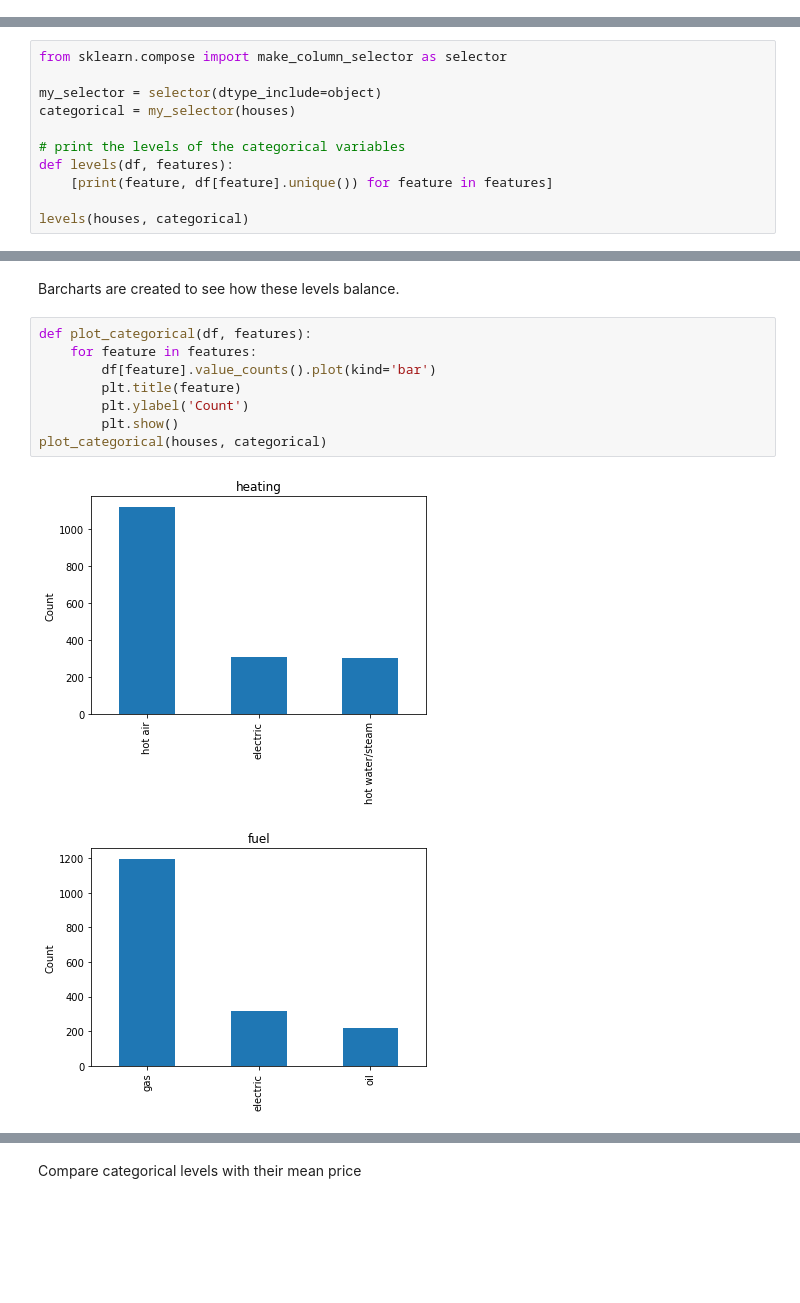
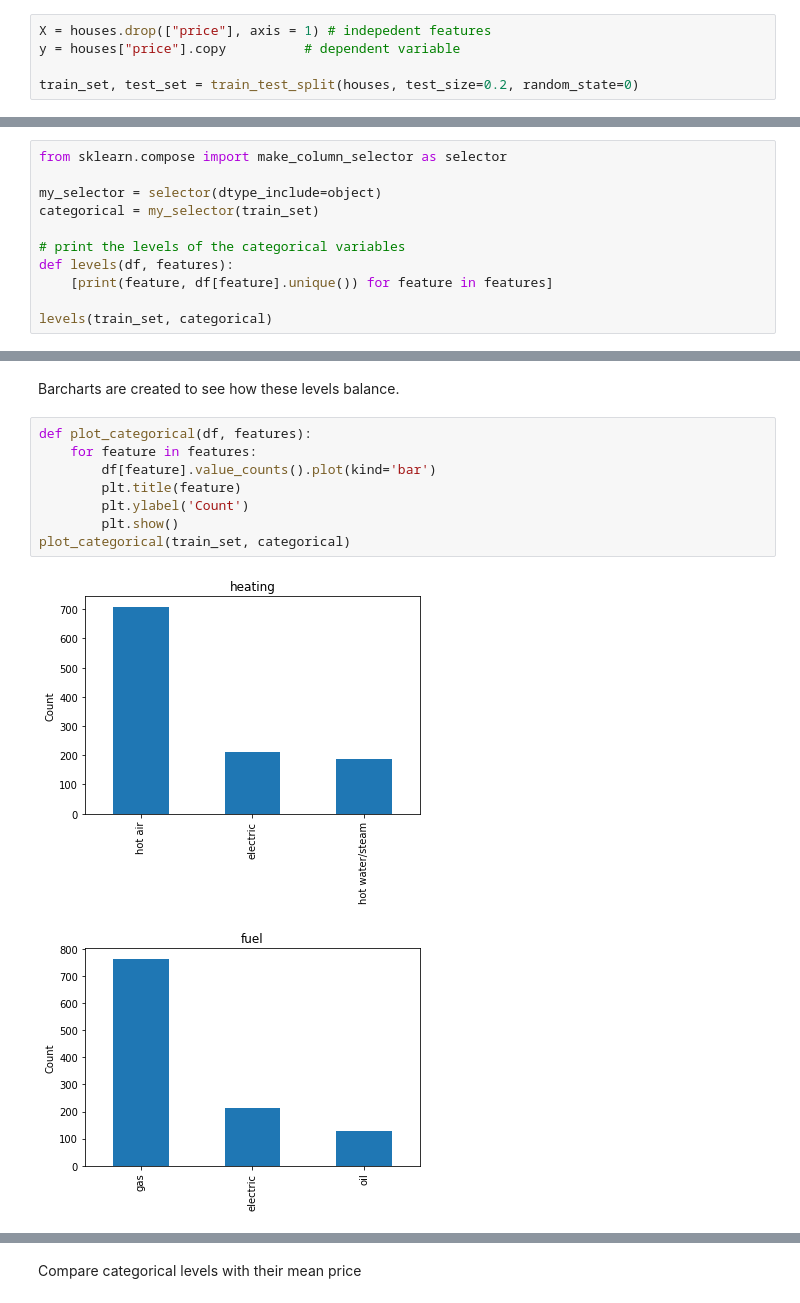
Before and after one commit to jaydenhooper/Predict-House-Prices, a Jupyter notebook: Assignment 1.ipynb, the cells around one changed output, grey strips where cells are left out. Saved outputs shown, nothing was run; the diff lists cells and outputs as text; blank space fills up the shorter version.

```diff
--- a/Assignment 1.ipynb
+++ b/Assignment 1.ipynb
@@ -38,0 +42,5 @@ houses = pd.read_csv('data.csv', usecols=header[1:])
+# %%
+X = houses.drop(["price"], axis = 1) # indepedent features
+y = houses["price"].copy          # dependent variable
+
+train_set, test_set = train_test_split(houses, test_size=0.2, random_state=0)
@@ -96,11 +122,11 @@ It may be useful to see how the frequency of the categorical levels compare.
 from sklearn.compose import make_column_selector as selector
 
 my_selector = selector(dtype_include=object)
-categorical = my_selector(houses)
+categorical = my_selector(train_set)
 
 # print the levels of the categorical variables
 def levels(df, features):
     [print(feature, df[feature].unique()) for feature in features]
 
-levels(houses, categorical)
+levels(train_set, categorical)
 # %% [output]
@@ -115,11 +141,11 @@ Barcharts are created to see how these levels balance.
 # %%
 def plot_categorical(df, features):
     for feature in features:
         df[feature].value_counts().plot(kind='bar')
         plt.title(feature)
         plt.ylabel('Count')
         plt.show()
-plot_categorical(houses, categorical)
+plot_categorical(train_set, categorical)
 # %% [output]
-[figure, old version]
+[figure, new version]
-[figure, old version]
+[figure, new version]
```
Also changed, not shown: parts of 62 cells of this notebook, 1 other file.
